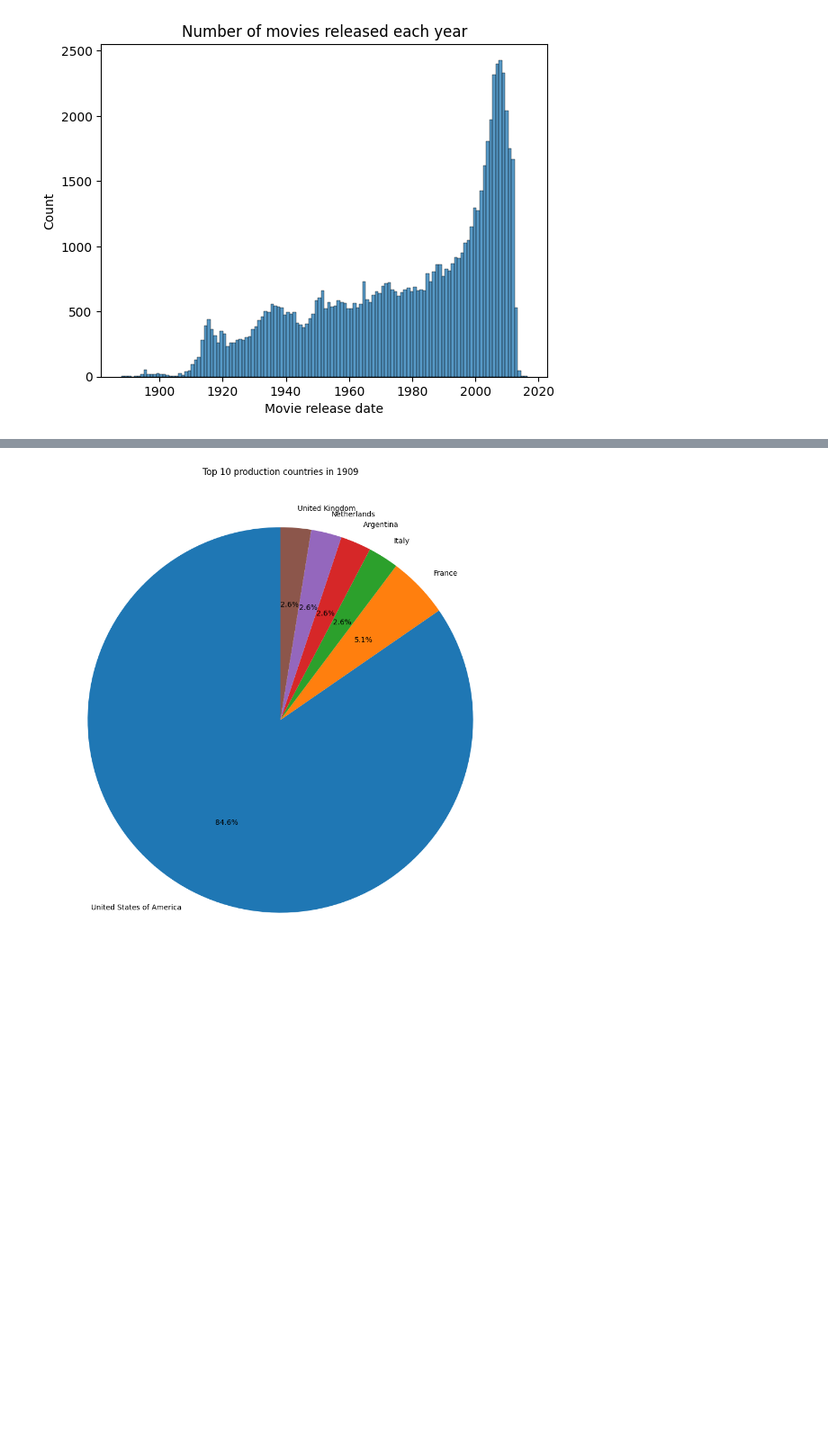
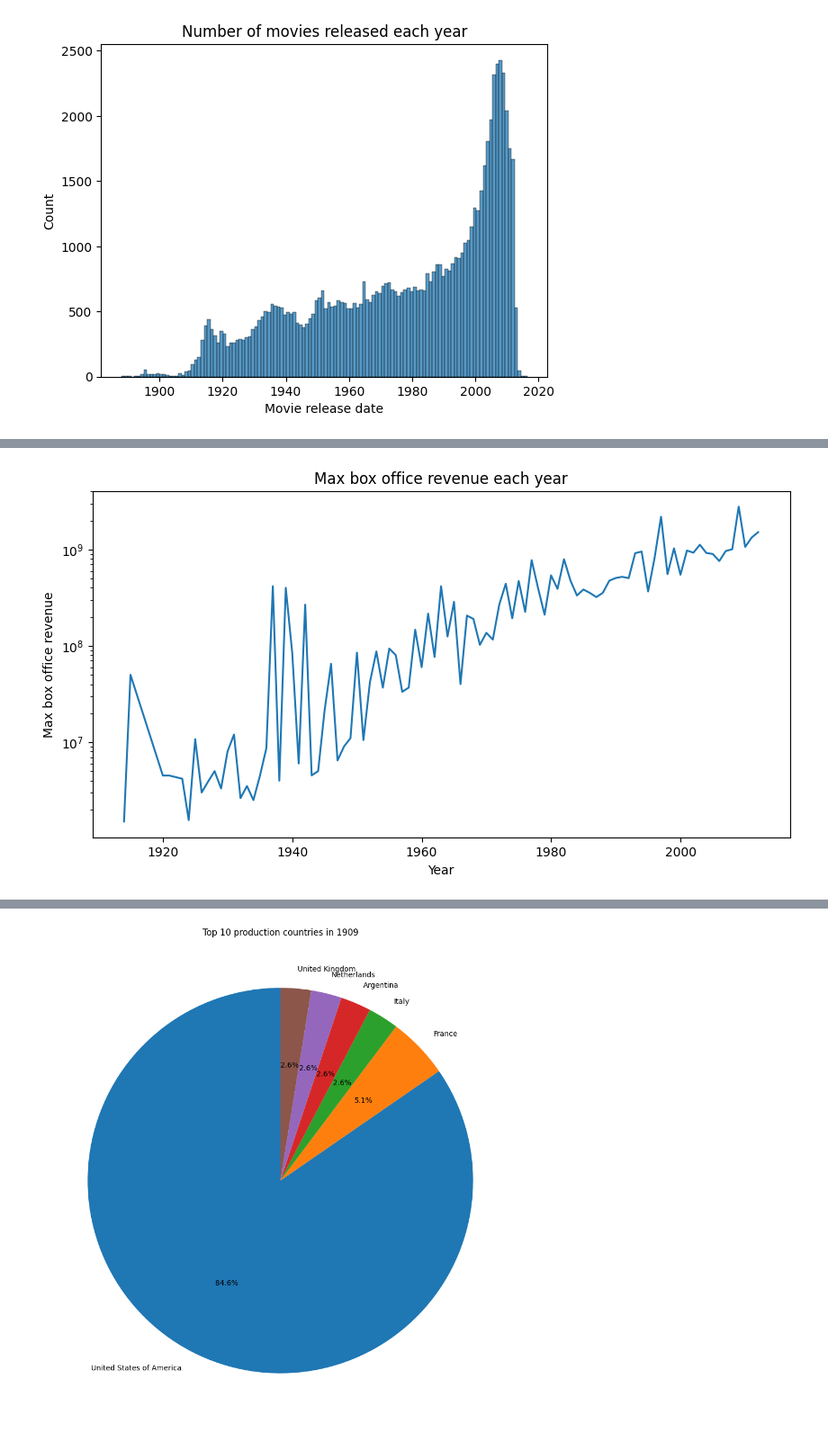
Before and after one commit to epfl-ada/ada-2022-project-imdbmi, a Jupyter notebook: Analysis.ipynb, the cells around one changed output, grey strips where cells are left out. Shown at 90% size. Drawn from its saved outputs; the diff is of its cells as text; code cells hidden in the pictures; blank space fills up the shorter version.

```diff
--- a/Analysis.ipynb
+++ b/Analysis.ipynb
@@ -81,0 +207,15 @@ Text(0.5, 1.0, 'Number of movies released each year')
+# %%
+# Find the average box office revenue for each year
+max_r = dict()
+for year in years:
+    movie_that_year = process_df[process_df['Movie release year'] == year]
+    max_revenue = movie_that_year['Movie box office revenue'].max()
+    max_r[year] = max_revenue
+plt.figure(figsize=(10, 5))
+plt.plot(max_r.keys(), max_r.values())
+plt.title('Max box office revenue each year')
+plt.xlabel('Year')
+plt.ylabel('Max box office revenue')
+plt.yscale('log')
+# %% [output]
+[figure, added]
```
Also changed, not shown: parts of 64 cells of this notebook.
